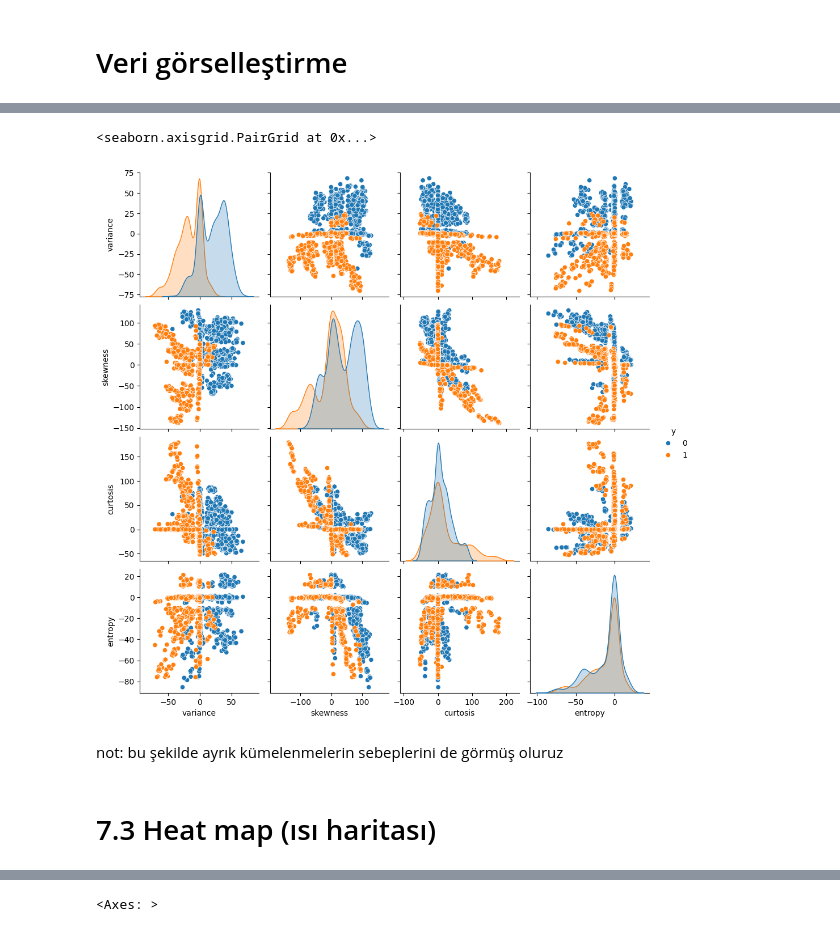
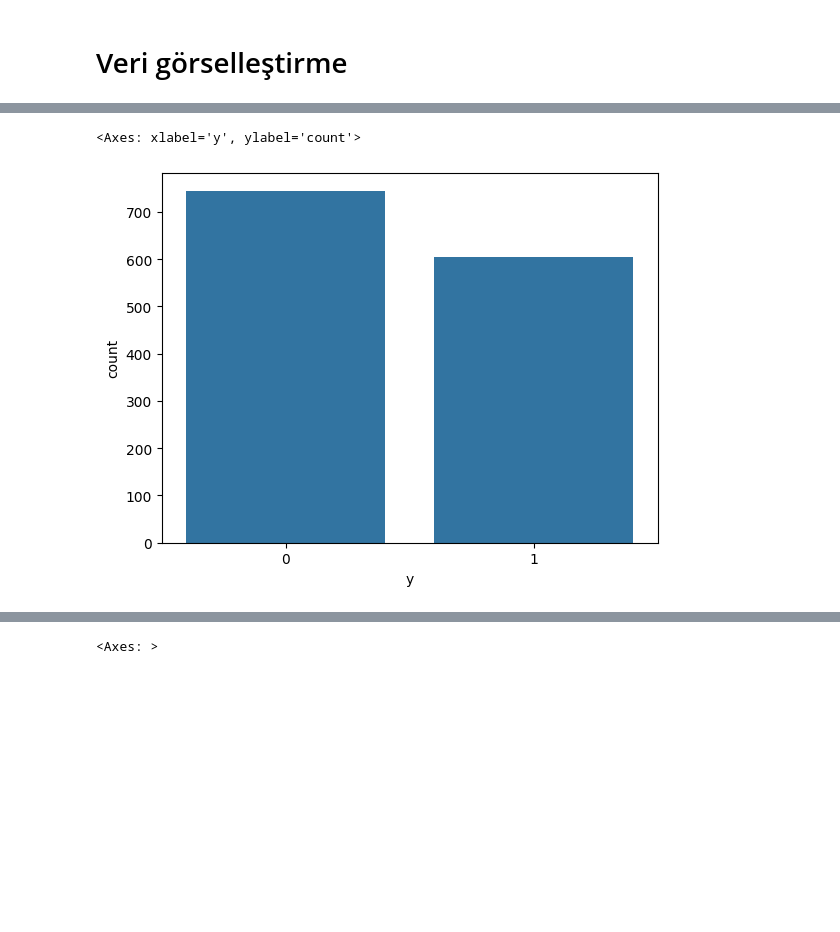
Before and after one commit to mfasahin/banknot_authentication, a Jupyter notebook: data_banknote.ipynb, the cells around one changed output, grey strips where cells are left out. Drawn from its saved outputs; the diff is of its cells as text; code cells hidden in the pictures; blank space fills up the shorter version.

```diff
--- a/data_banknote.ipynb
+++ b/data_banknote.ipynb
@@ -181,3 +143,0 @@ Name: variance, dtype: float64
-# %%
-# variance isimli değişkeni ordinal olarak tanımlama
-df.variance = df.variance.astype(CategoricalDtype (ordered=True))
@@ -219,9 +144,5 @@ sns.scatterplot(x="curtosis", y="entropy", hue="y", data=df);
-# %%
-sns.pairplot(df, hue="y")
-# %% [output]
-<seaborn.axisgrid.PairGrid at 0x...>
-[figure, removed]
-# %% [markdown]
-not: bu şekilde ayrık kümelenmelerin sebeplerini de görmüş oluruz
-# %% [markdown]
-# 7.3 Heat map (ısı haritası)
+# %%
+sns.countplot(x='y', data=df)
+# %% [output]
+<Axes: xlabel='y', ylabel='count'>
+[figure, added]
```
Also changed, not shown: parts of 36 cells of this notebook.
